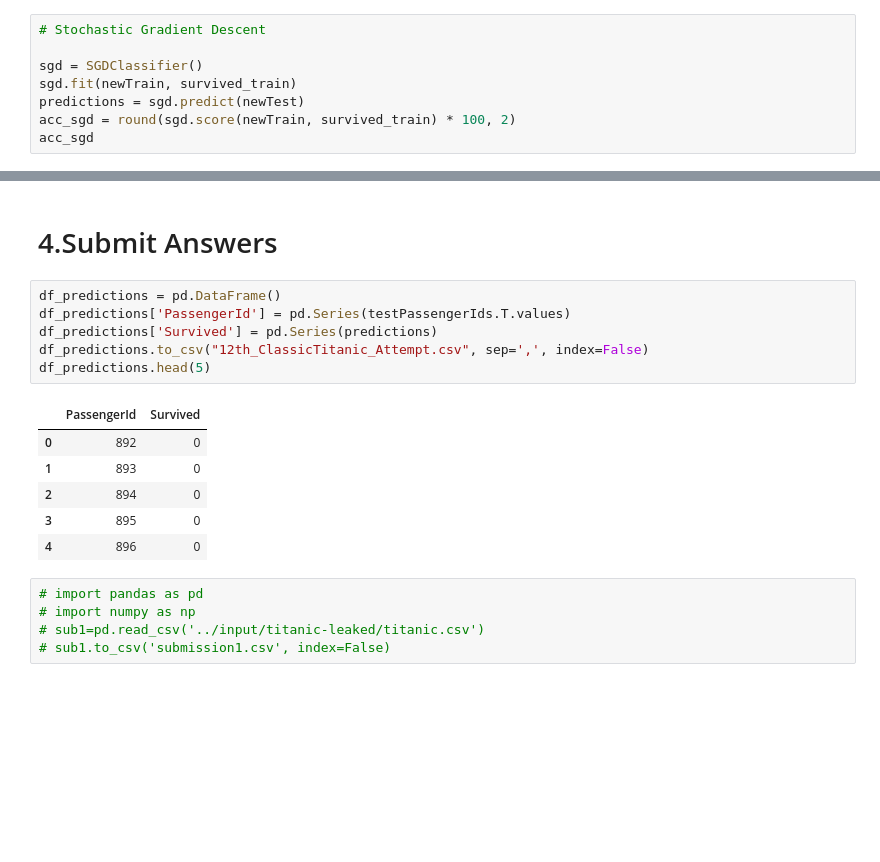
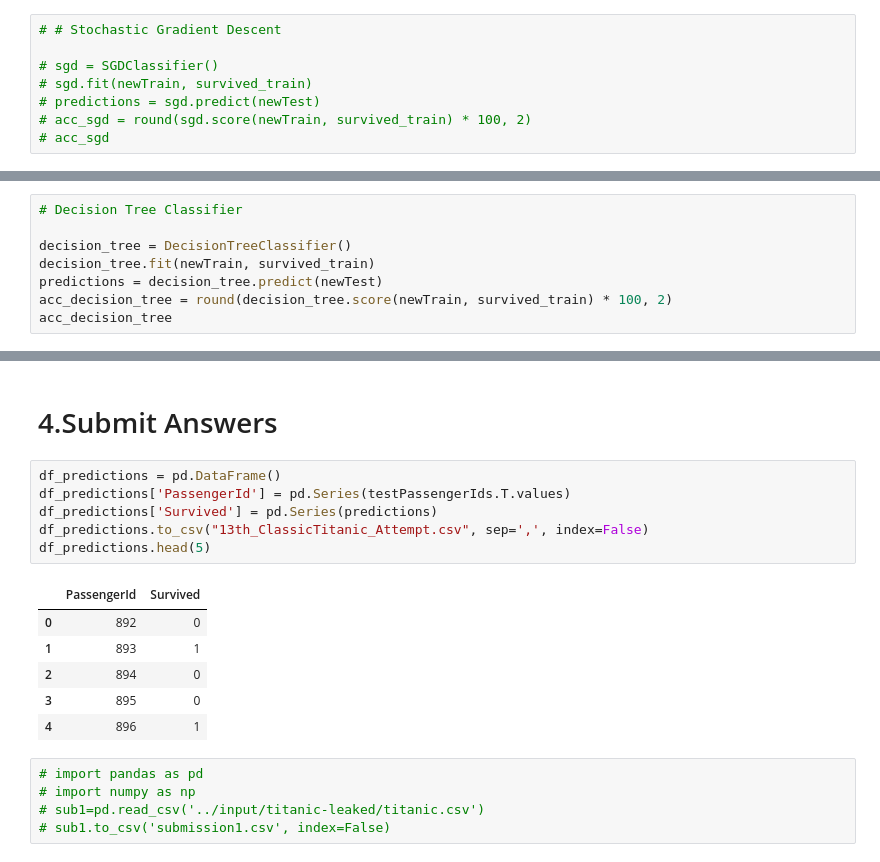
Before and after one commit to Sadeqsoli/ClassicTitanic, a Jupyter notebook: classic-titanic.ipynb, the cells around one changed output, grey strips where cells are left out. Drawn from its saved outputs; the diff is of its cells as text; blank space fills up the shorter version.

Commit message:
Kaggle Notebook | Classic_Titanic | Version 21 | Decision Tree Classifier

```diff
--- a/classic-titanic.ipynb
+++ b/classic-titanic.ipynb
@@ -789,8 +789,8 @@ sns.heatmap(numeric_columns.corr(),linewidths=0.1,vmax=1.0,
 # %%
-# Stochastic Gradient Descent
+# # Stochastic Gradient Descent
 
-sgd = SGDClassifier()
-sgd.fit(newTrain, survived_train)
-predictions = sgd.predict(newTest)
-acc_sgd = round(sgd.score(newTrain, survived_train) * 100, 2)
-acc_sgd
+# sgd = SGDClassifier()
+# sgd.fit(newTrain, survived_train)
+# predictions = sgd.predict(newTest)
+# acc_sgd = round(sgd.score(newTrain, survived_train) * 100, 2)
+# acc_sgd
@@ -810,3 +808,11 @@ acc_sgd
 # # Make predictions on the test set
 # predictions = model.predict(newTest)
 # predictions
+# %%
+# Decision Tree Classifier
+
+decision_tree = DecisionTreeClassifier()
+decision_tree.fit(newTrain, survived_train)
+predictions = decision_tree.predict(newTest)
+acc_decision_tree = round(decision_tree.score(newTrain, survived_train) * 100, 2)
+acc_decision_tree
@@ -834,16 +842,16 @@ acc_sgd
 # %%
 df_predictions = pd.DataFrame()
 df_predictions['PassengerId'] = pd.Series(testPassengerIds.T.values)
 df_predictions['Survived'] = pd.Series(predictions)
-df_predictions.to_csv("12th_ClassicTitanic_Attempt.csv", sep=',', index=False)
+df_predictions.to_csv("13th_ClassicTitanic_Attempt.csv", sep=',', index=False)
 df_predictions.head(5)
 # %% [output]
 |  | PassengerId | Survived |
 | 0 | 892 | 0 |
-| 1 | 893 | 0 |
+| 1 | 893 | 1 |
 | 2 | 894 | 0 |
 | 3 | 895 | 0 |
-| 4 | 896 | 0 |
+| 4 | 896 | 1 |
 # %%
 # import pandas as pd
 # import numpy as np
```
Also changed, not shown: parts of 5 cells of this notebook.
